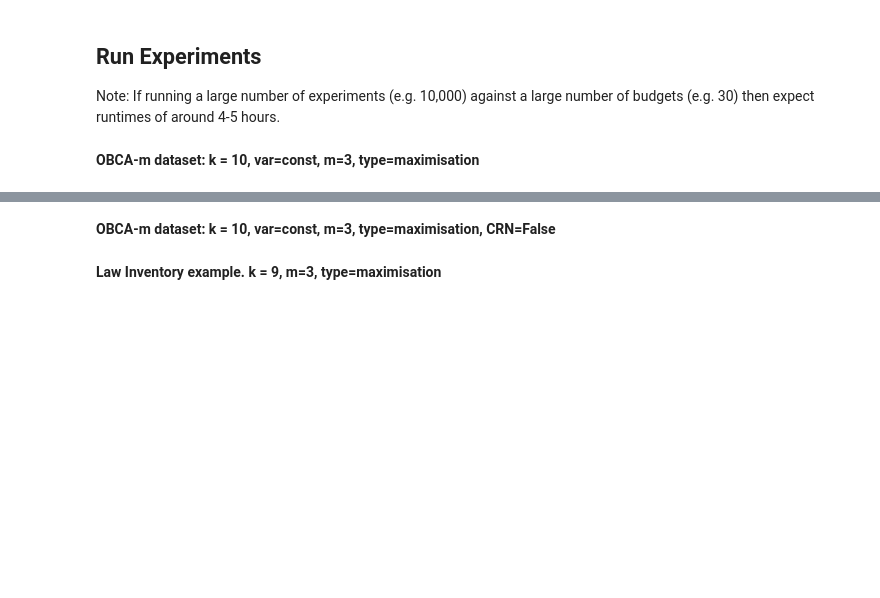
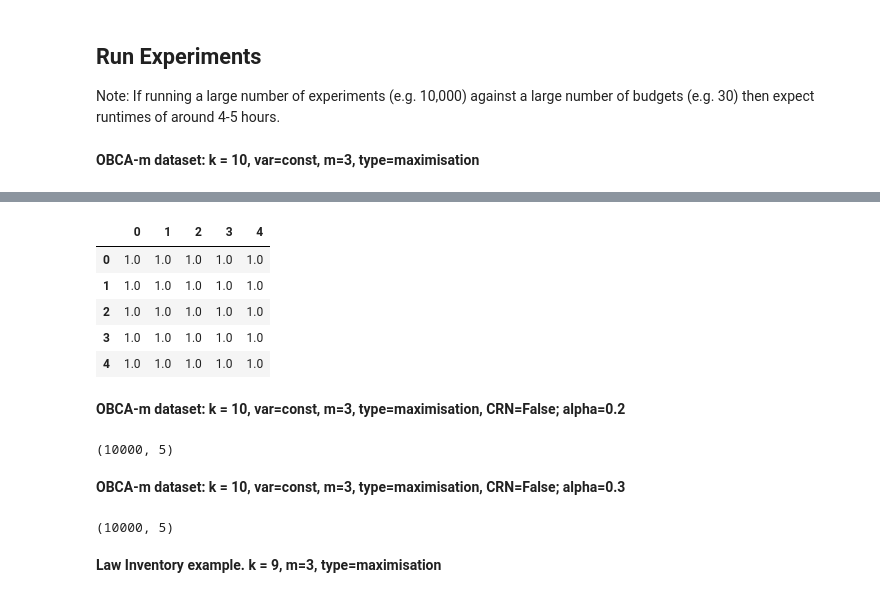
Before and after one commit to CLAHRCWessex/subset-selection-problem, a Jupyter notebook: BootComp_Experiments.ipynb, the cells around one changed output, grey strips where cells are left out. Cells and saved outputs as stored; diff of their text form; code cells hidden in the pictures; blank space fills up the shorter version.

Commit message:
missing commit for paper revision 2 + minor mod/links to help reproducibility test.

```diff
--- a/BootComp_Experiments.ipynb
+++ b/BootComp_Experiments.ipynb
@@ -19,8 +31,8 @@ from bootcomp.bootstrap import quality_bootstrap
 # %% [markdown]
 ## Functions for creating the data used in the experiments
 # %%
-@jit(nopython=True)
-def bootstrap(data, boots=1000):
+#@jit(nopython=True)
+def bootstrap(data, boots=1000, random_state=None):
     """
     Returns a numpy array containing the bootstrap resamples
     Useful for creating a large number of experimental datasets
@@ -29,7 +41,10 @@ def bootstrap(data, boots=1000):
     Keyword arguments:
     data -- numpy.ndarray of systems to boostrap
     boots -- integer number of bootstraps (default = 1000)
+    random_state -- int, set the numpy random number generator
     """
+
+    np.random.seed(random_state)
     experiments = boots
     designs = 10
     samples = data.shape[1]
@@ -46,8 +61,8 @@ def bootstrap(data, boots=1000):
 
     return datasets
 # %%
-@jit(nopython=True)
-def crn_bootstrap(data, boots=1000):
+#@jit(nopython=True)
+def crn_bootstrap(data, boots=1000, random_state=None):
     """
     Returns a numpy array containing the bootstrap resamples
     Useful for creating a large number of experimental datasets
@@ -57,7 +72,10 @@ def crn_bootstrap(data, boots=1000):
     Keyword arguments
     data -- numpy.ndarray of systems to boostrap
     boots -- integer number of bootstraps (default = 1000)
+    random_state -- int, set the numpy random number generator
     """
+
+    np.random.seed(random_state)
 
     experiments = boots
     designs = data.shape[0]
@@ -136,7 +154,7 @@ def simulate_stage(model, design_indexes, reps, x, y, boots, opt='max'):
     results = quality_bootstrap(df_output,
                                 design_indexes,
                                 best_design_index,
-                                x, y, boots)
+                                x, y, boots, cores='p')
 
     return results
 # %%
@@ -234,8 +258,10 @@ def experiment_1():
     min_budget = 300
     n_0 = 20
 
-    #set to lower number to speed up!
-    n_experiments = 10000
+    #############################################################
+    #set to 10 to avoid long runtime - set to 10000 to match paper
+    n_experiments = N_EXPERIMENTS
+    ############################################################
     #note beta_1 can be more restrictive e.g. 0.4 for CRN experiments
     #but we use 0.6 so that it is the same as no CRN experiments which are
     #more challenging for bootcomp and OCBA-m.
@@ -245,6 +271,7 @@ def experiment_1():
     y2 = 0.95 # 1-alpha
     boots=1000
     m = 3
+    seed = 42
 
     #specific to this implementation
     ifile_name = 'data/EG1a_CRN.csv'
@@ -256,9 +283,15 @@ def experiment_1():
     #incremental budgets 200, 400, .... T
     budgets = get_budgets(T, min_budget, increment_t)
 
+    #the below is some short cut code to help produce the figures in the
+    #paper - comment these out to get a full range of results (with
+    #assciated longer runtime!)
+    budgets = [600, 1400, 2000, 3000, 5000]
+
     #generate experimental dataset
     experiments = experiments_dependent_samples(ifile_name,
-                                                boots=n_experiments)
+                                                boots=n_experiments,
+                                                random_state=seed)
 
     #run numerical experiment
     css = numerical_experiment(experiments,
@@ -401,7 +508,16 @@ results1.shape
 # %%
-pd.DataFrame(results1)
+pd.DataFrame(results1).head()
+# %% [output]
+|  | 0 | 1 | 2 | 3 | 4 |
+| 0 | 1.0 | 1.0 | 1.0 | 1.0 | 1.0 |
+| 1 | 1.0 | 1.0 | 1.0 | 1.0 | 1.0 |
+| 2 | 1.0 | 1.0 | 1.0 | 1.0 | 1.0 |
+| 3 | 1.0 | 1.0 | 1.0 | 1.0 | 1.0 |
+| 4 | 1.0 | 1.0 | 1.0 | 1.0 | 1.0 |
 # %% [markdown]
-**OBCA-m dataset: k = 10, var=const, m=3, type=maximisation, CRN=False**
+**OBCA-m dataset: k = 10, var=const, m=3, type=maximisation, CRN=False; alpha=0.2**
 # %%
-results1a = experiment_1_No_CRN()
+results1a = experiment_1a_No_CRN()
 results1a.shape
+# %% [output]
+(10000, 5)
@@ -410,3 +524,10 @@ pd.DataFrame(results1a).sum()
+# %% [markdown]
+**OBCA-m dataset: k = 10, var=const, m=3, type=maximisation, CRN=False; alpha=0.3**
+# %%
+results1b = experiment_1b_No_CRN()
+results1b.shape
+# %% [output]
+(10000, 5)
 # %% [markdown]
 **Law Inventory example. k = 9, m=3, type=maximisation**
 # %%
```
Also changed, not shown: parts of 37 cells of this notebook, 10 other files.
